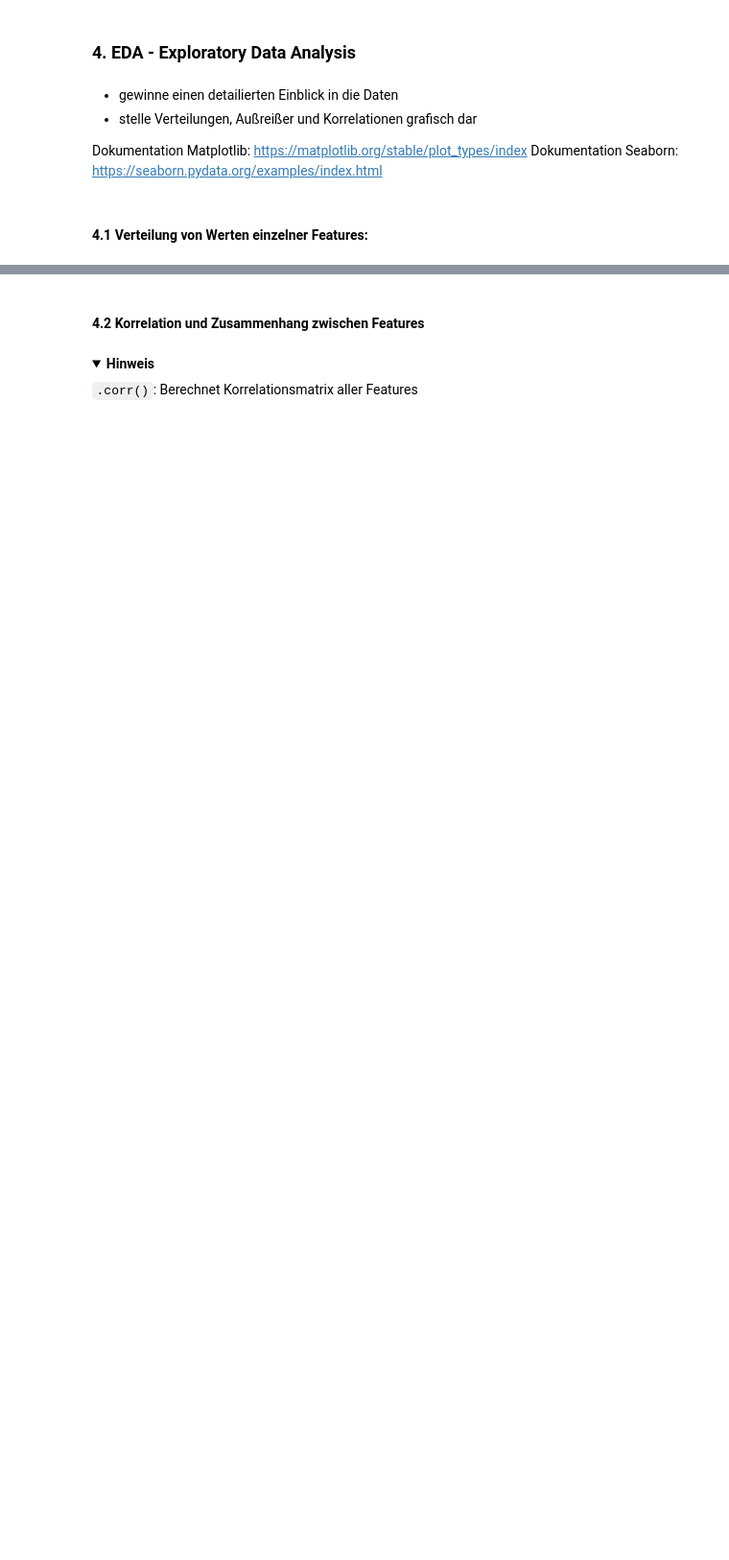
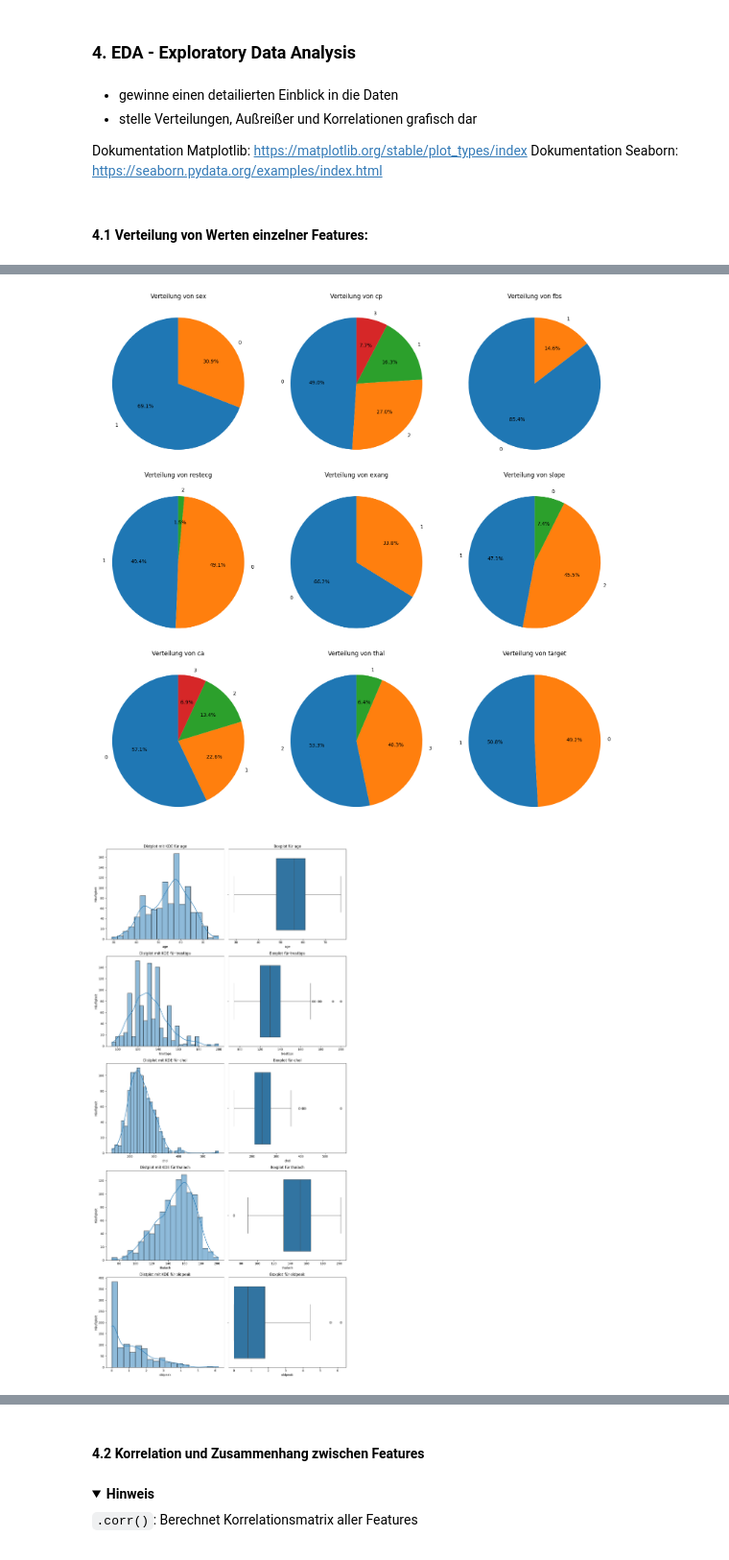
Before and after one commit to xbyjoex/MINTEC, a Jupyter notebook: Heart_Disease.ipynb, the cells around one changed output, grey strips where cells are left out. Shown: that part at 96% size. Drawn from its saved outputs; the diff is of its cells as text; code cells hidden in the pictures; folded sections open; blank space fills up the shorter version.

```diff
--- a/Heart_Disease.ipynb
+++ b/Heart_Disease.ipynb
@@ -288,0 +287,59 @@ Passing `palette` without assigning `hue` is deprecated and will be removed in v
+# %%
+categorical_features = ["sex", "cp", "fbs", "restecg", "exang", "slope", "ca", "thal", "target"]
+continuous_features = ["age", "trestbps", "chol", "thalach", "oldpeak"]
+# %%
+def plot_distribution(data, categorical_features, continuous_features):
+    """
+    Erstellt Pie-Charts für kategoriale Daten (3 Spalten) und für jedes kontinuierliche Feature
+    einen Distplot mit KDE und einen Boxplot.
+
+    Parameters:
+    - data: pd.DataFrame, der Datensatz
+    - categorical_features: list, Liste der kategorialen Features
+    - continuous_features: list, Liste der kontinuierlichen Features
+    """
+    # Kategoriale Features (3 Spalten Layout)
+    num_cat = len(categorical_features)
+    rows = -(-num_cat // 3)  # Ceiling-Division
+    fig, axes = plt.subplots(rows, 3, figsize=(15, 5 * rows))
+    axes = axes.flatten()
+
+    for i, feature in enumerate(categorical_features):
+        data[feature].value_counts().plot.pie(autopct='%1.1f%%', startangle=90,  ax=axes[i])
+        axes[i].set_title(f'Verteilung von {feature}')
+        axes[i].set_ylabel('')
+
+    for i in range(num_cat, len(axes)):
+        fig.delaxes(axes[i])  # Entfernt leere Plots
+
+    plt.tight_layout()
+    plt.show()
+
+    # Kontinuierliche Features
+    num_cont = len(continuous_features)
+    fig, axes = plt.subplots(num_cont, 2, figsize=(12, 5 * num_cont))
+
+    for i, feature in enumerate(continuous_features):
+        # Je nach Anzahl der Zeilen: bei mehreren Zeilen liegt axes[i] als Liste der beiden Achsen vor
+        if num_cont > 1:
+            ax_hist, ax_box = axes[i]
+        else:
+            ax_hist, ax_box = axes[0], axes[1]
+
+        sns.histplot(data[feature], kde=True, ax=ax_hist)
+        ax_hist.set_title(f'Distplot mit KDE für {feature}')
+        ax_hist.set_xlabel(feature)
+        ax_hist.set_ylabel('Häufigkeit')
+
+        sns.boxplot(x=data[feature], ax=ax_box)
+        ax_box.set_title(f'Boxplot für {feature}')
+        ax_box.set_xlabel(feature)
+
+    plt.tight_layout()
+    plt.show()
+
+
+plot_distribution(data, categorical_features , continuous_features)
+# %% [output]
+[figure, added]
+[figure, added]
```
Also changed, not shown: parts of 33 cells of this notebook.
